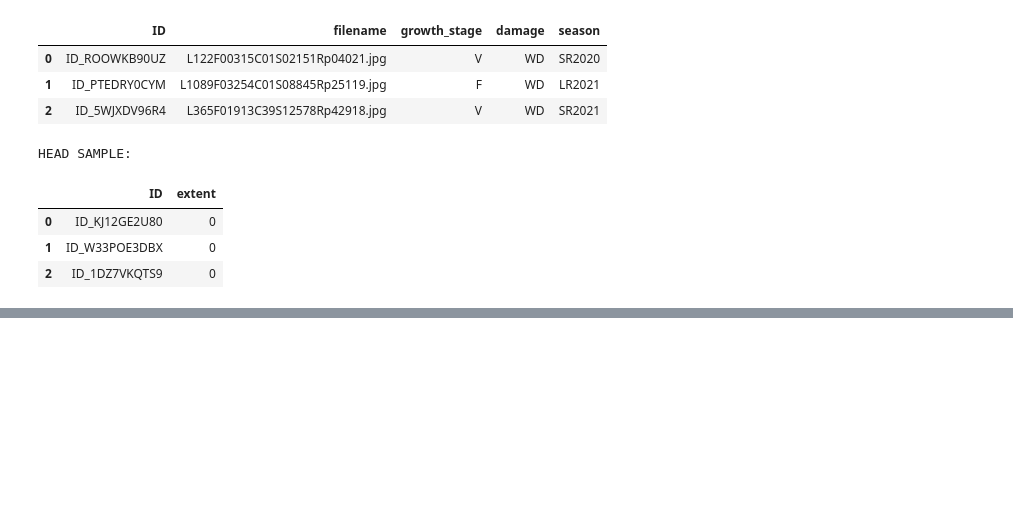
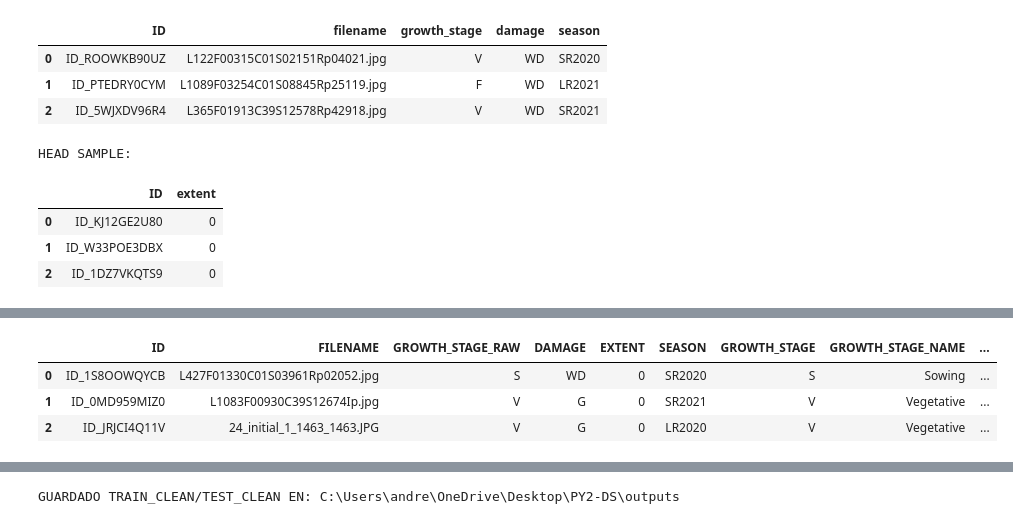
Before and after one commit to mar22266/PY2-DS, a Jupyter notebook: PY2.ipynb, the cells around one changed output, grey strips where cells are left out. Drawn from its saved outputs; the diff is of its cells as text; code cells hidden in the pictures; blank space fills up the shorter version.

```diff
--- a/PY2.ipynb
+++ b/PY2.ipynb
@@ -145,0 +422,75 @@ HEAD SAMPLE:
+# %%
+# función de preprocesamiento
+def APLICAR_PREPROCESAMIENTO(DF: pd.DataFrame, IS_TRAIN: bool, DET: Dict[str, object]) -> pd.DataFrame:
+    DF = DF.copy()
+
+    # estandarizar nombres de columnas a mayúsculas
+    DF.columns = [c.upper() for c in DF.columns]
+
+    # identificar candidatas según detecciones
+    ID_CANDS = [c.upper() for c in DET.get("ID_CANDIDATES", [])]
+    SEASON_CANDS = [c.upper() for c in DET.get("SEASON_CANDIDATES", [])]
+    STAGE_CANDS = [c.upper() for c in DET.get("STAGE_CANDIDATES", [])]
+    LABEL_COLS = [c.upper() for c in DET.get("LABEL_COLS", []) if c.upper() in DF.columns]
+
+    # 3) renombrar o extraer temporada
+    if not SEASON_CANDS:
+        ID_COL = ID_CANDS[0] if ID_CANDS else DF.columns[0]
+        DF["SEASON"] = DF[ID_COL].map(EXTRAER_SEASON_DESDE_ID)
+    else:
+        SEASON_COL = SEASON_CANDS[0]
+        DF.rename(columns={SEASON_COL: "SEASON"}, inplace=True)
+
+    # normalizar valores de la etapa
+    if STAGE_CANDS:
+        STAGE_COL = STAGE_CANDS[0]
+        DF.rename(columns={STAGE_COL: "GROWTH_STAGE_RAW"}, inplace=True)
+    else:
+        DF["GROWTH_STAGE_RAW"] = np.nan
+
+    # mapear a código corto + nombre
+    def MAP_TO_SHORT(v):
+        if pd.isna(v): return np.nan
+        s = str(v).strip().upper()
+        if s in {"F","M","S","V"}:
+            return s
+        return {"FLOWERING":"F","MATURITY":"M","SOWING":"S","VEGETATIVE":"V"}.get(s, np.nan)
+
+    DF["GROWTH_STAGE"] = DF["GROWTH_STAGE_RAW"].map(MAP_TO_SHORT)
+    DF["GROWTH_STAGE_NAME"] = DF["GROWTH_STAGE"].map(lambda x: GROWTH_MAP.get(x, np.nan))
+
+    # asegurar columnas de etiquetas numéricas entre 0 y 100
+    for C in LABEL_COLS:
+        DF[C] = pd.to_numeric(DF[C], errors="coerce")
+        DF[C] = DF[C].clip(lower=0, upper=100)
+
+    # calcular etiqueta dominante solo en TRAIN y si existen las columnas ID, DAMAGE y EXTENT
+    if IS_TRAIN and all(c in DF.columns for c in ["ID","DAMAGE","EXTENT"]):
+        def ELEGIR_DOMINANTE(G):
+            MX = G["EXTENT"].max()
+            CAND = G[G["EXTENT"] == MX]
+
+            NON_G = CAND[CAND["DAMAGE"] != "G"]
+            CHOICE = NON_G.iloc[0] if len(NON_G) > 0 else CAND.iloc[0]
+            return pd.Series({"DOMINANT_DAMAGE": CHOICE["DAMAGE"]})
+
+        DOM = DF.groupby("ID", as_index=True).apply(ELEGIR_DOMINANTE)
+        DF = DF.join(DOM, on="ID")
+
+    DF.attrs["LABEL_COLS"] = LABEL_COLS
+    return DF
+
+TRAIN_CLEAN = APLICAR_PREPROCESAMIENTO(TRAIN_DF, IS_TRAIN=True, DET=DETECCIONES)
+TEST_CLEAN  = APLICAR_PREPROCESAMIENTO(TEST_DF,  IS_TRAIN=False, DET=DETECCIONES)
+
+print("COLUMNAS (TRAIN_CLEAN):", list(TRAIN_CLEAN.columns)[:20], "...")
+print("LABEL_COLS DETECTADAS:", TRAIN_CLEAN.attrs.get("LABEL_COLS", []))
+
+display(TRAIN_CLEAN.head(3))
+display(TEST_CLEAN.head(3))
+
+# versión limpia
+TRAIN_CLEAN.to_csv(OUTPUT_DIR / "TRAIN_CLEAN.csv", index=False)
+TEST_CLEAN.to_csv(OUTPUT_DIR / "TEST_CLEAN.csv", index=False)
+print("GUARDADO TRAIN_CLEAN/TEST_CLEAN EN:", OUTPUT_DIR.resolve())
+# %% [output]
@@ -145,0 +499,4 @@ HEAD SAMPLE:
+|  | ID | FILENAME | GROWTH_STAGE_RAW | DAMAGE | EXTENT | SEASON | GROWTH_STAGE | GROWTH_STAGE_NAME | ... |
+| 0 | ID_1S8OOWQYCB | L427F01330C01S03961Rp02052.jpg | S | WD | 0 | SR2020 | S | Sowing | ... |
+| 1 | ID_0MD959MIZ0 | L1083F00930C39S12674Ip.jpg | V | G | 0 | SR2021 | V | Vegetative | ... |
+| 2 | ID_JRJCI4Q11V | 24_initial_1_1463_1463.JPG | V | G | 0 | LR2020 | V | Vegetative | ... |
@@ -145,0 +507 @@ HEAD SAMPLE:
+GUARDADO TRAIN_CLEAN/TEST_CLEAN EN: C:\Users\andre\OneDrive\Desktop\PY2-DS\outputs
```
Also changed, not shown: parts of 13 cells of this notebook, 9 other files.
